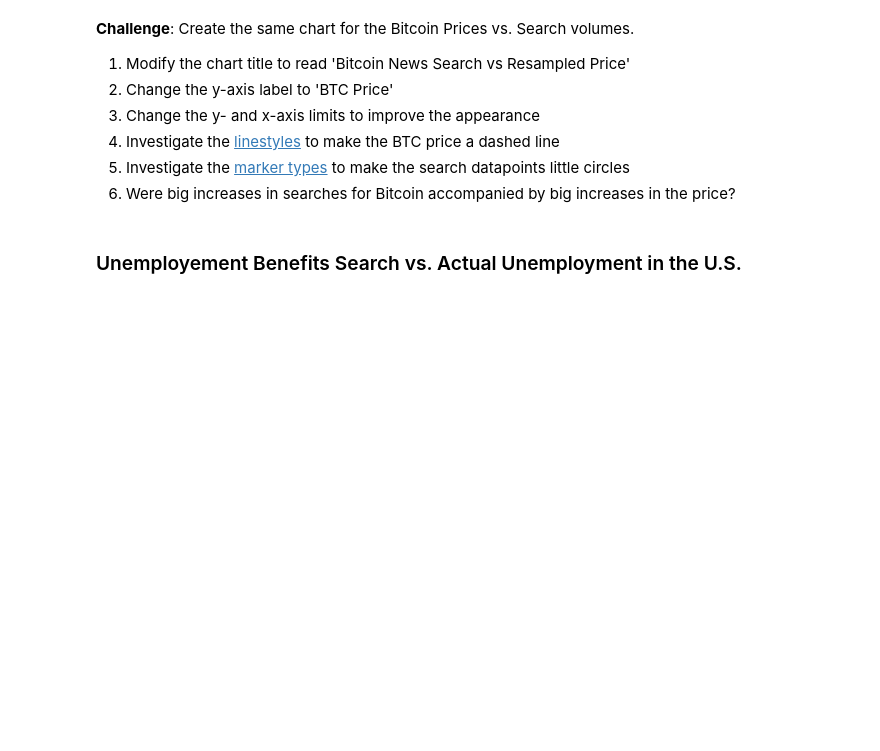
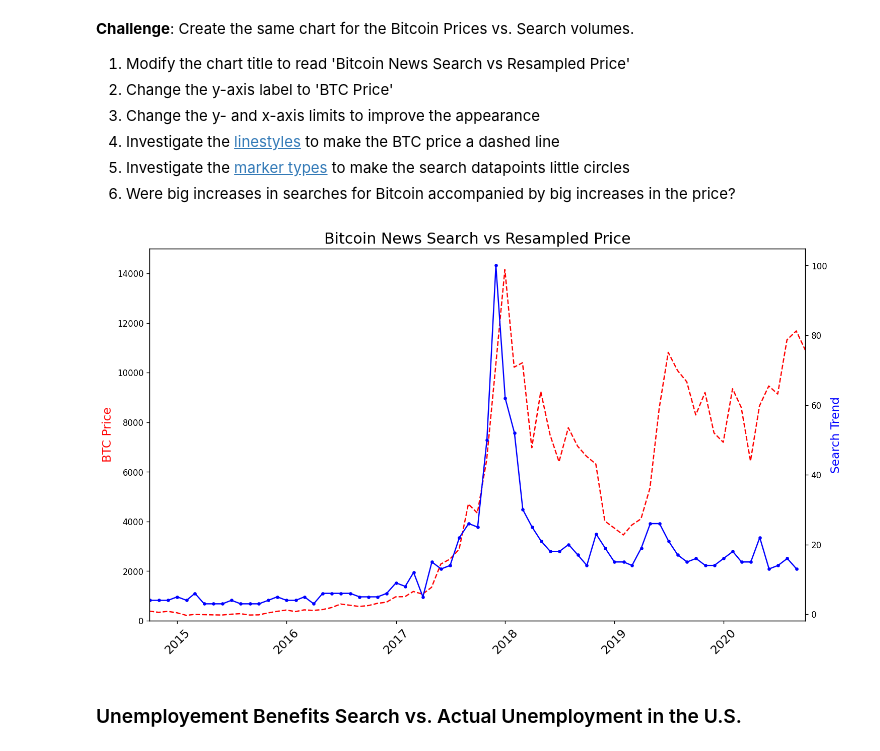
Before and after one commit to HiIamZeref/100-Days-of-Python, a Jupyter notebook: Day 74 - Using Google Trends Data/Google Trends and Data Visualisation (start).ipynb, the cells around one changed output. Saved outputs shown, nothing was run; the diff lists cells and outputs as text; code cells hidden in the pictures; blank space fills up the shorter version.

```diff
--- a/Day 74 - Using Google Trends Data/Google Trends and Data Visualisation (start).ipynb
+++ b/Day 74 - Using Google Trends Data/Google Trends and Data Visualisation (start).ipynb
@@ -85,2 +130,5 @@ Number of missing values:
 # %% [markdown]
 **Challenge**: Remove any missing values that you found.
+# %%
+df_btc_price.dropna(inplace= True)
+print(df_btc_price.isna().sum().sum())
@@ -88,3 +138,6 @@ Number of missing values:
 ### Convert Strings to DateTime Objects
 # %% [markdown]
 **Challenge**: Check the data type of the entries in the DataFrame MONTH or DATE columns. Convert any strings in to Datetime objects. Do this for all 4 DataFrames. Double check if your type conversion was successful.
+# %%
+df_btc_price['DATE'] = pd.to_datetime(df_btc_price['DATE'])
+df_btc_price['DATE'].head()
@@ -90,0 +151,3 @@ Number of missing values:
+# %%
+df_btc_search['MONTH'] = pd.to_datetime(df_btc_search['MONTH'])
+df_btc_search['MONTH'].head()
@@ -92,3 +172,6 @@ Number of missing values:
 ### Converting from Daily to Monthly Data
 
 [Pandas .resample() documentation](https://pandas.pydata.org/pandas-docs/stable/reference/api/pandas.DataFrame.resample.html) <br>
+# %%
+df_btc_monthly = df_btc_price.resample('M', on='DATE').last()
+df_btc_monthly.head()
@@ -131,6 +258,29 @@ How to add tick formatting for dates on the x-axis.
 4. Investigate the [linestyles](https://matplotlib.org/3.2.1/api/_as_gen/matplotlib.pyplot.plot.html ) to make the BTC price a dashed line <br>
 5. Investigate the [marker types](https://matplotlib.org/3.2.1/api/markers_api.html) to make the search datapoints little circles <br>
 6. Were big increases in searches for Bitcoin accompanied by big increases in the price?
+# %%
+plt.figure(figsize=(14, 8), dpi= 120)
+plt.title("Bitcoin News Search vs Resampled Price", fontsize= 18)
+plt.xticks(fontsize=14, rotation= 45)
+
+
+ax1 = plt.gca()
+ax2 = plt.twinx()
+
+ax1.set_ylabel("BTC Price", color= "red", fontsize=14)
+ax2.set_ylabel("Search Trend", color= "blue", fontsize= 14)
+
+
+
+ax1.plot(df_btc_monthly.index, df_btc_monthly["CLOSE"], color="red", linestyle="dashed")
+ax2.plot(df_btc_search['MONTH'], df_btc_search['BTC_NEWS_SEARCH'], color= "blue", marker= ".")
+
+ax1.set_ylim([0, 15000])
+ax1.set_xlim([df_btc_monthly.index.min(), df_btc_monthly.index.max()])
+
+plt.show()
+# %% [output]
+[figure, added]
 # %% [markdown]
 ### Unemployement Benefits Search vs. Actual Unemployment in the U.S.
 # %% [markdown]
```
Also changed, not shown: parts of 18 cells of this notebook.
